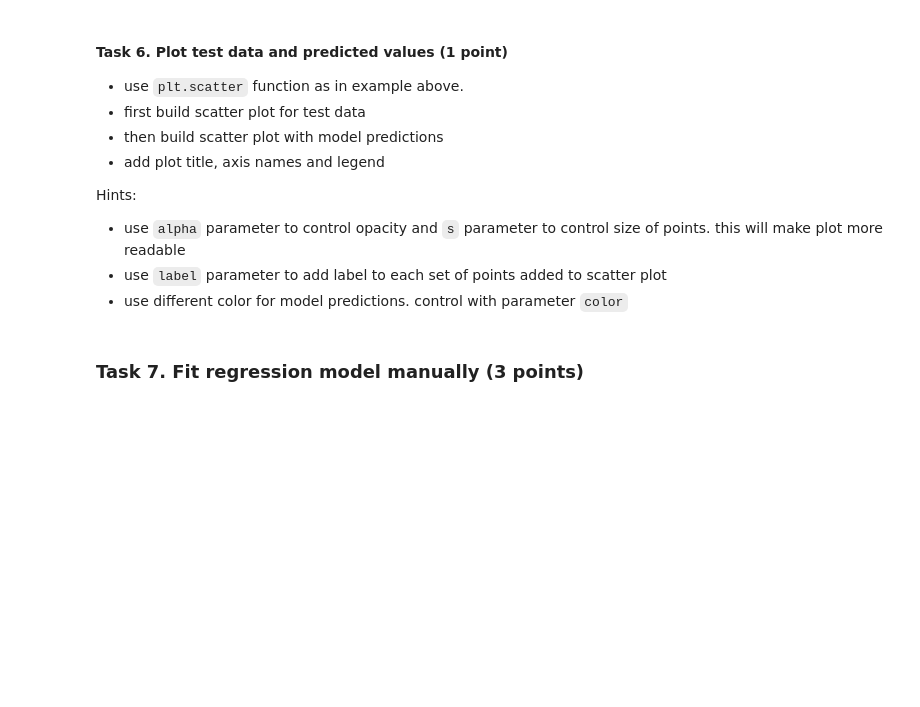
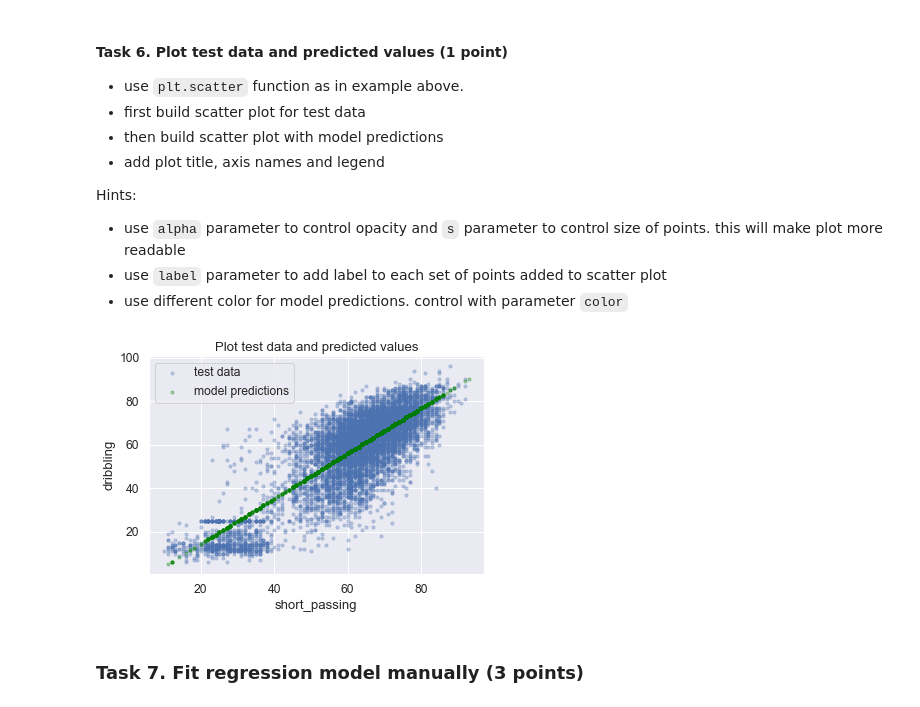
Before and after one commit to gvjas/ml-intro, a Jupyter notebook: 3_linear_regression/linear_regression.ipynb, the cells around one changed output. Cells and saved outputs as stored; diff of their text form; code cells hidden in the pictures; blank space fills up the shorter version.

```diff
--- a/3_linear_regression/linear_regression.ipynb
+++ b/3_linear_regression/linear_regression.ipynb
@@ -74,5 +72,5 @@ db = sqlite3.connect(os.environ.get("DB_PATH") or 'database.sqlite')
 # %% [markdown]
 ## Data Processing
 # %%
-data_root_dp = os.path.join('..', '..', 'data', 'soccer')  # change to yours path
+data_root_dp = os.path.join('./')  # change to yours path
 print(f'data_root_dp: "{data_root_dp}"')
@@ -174,9 +207,7 @@ df.duplicated('id').value_counts()
 
 * don't forget to remove any additional columns you introduce here
 # %%
-# # your code here
+df['last_date'] = df.groupby('id')['date'].transform('max')
 
-# df['...'] = ...
-# df.drop(...)
-
+df.drop(index=df[df['date']!=df['last_date']].index, inplace=True)
 print(df.shape)
@@ -197,7 +258,7 @@ df.isna().sum(axis=1).value_counts()
 # %% [markdown]
 #### Task 2. Drop rows that contain NaNs (1 point)
 # %%
-# your code here
+df.dropna(inplace=True)
 # %%
 assert df.isna().sum().sum() == 0
 # %% [markdown]
@@ -470,7 +607,7 @@ Recall Linear Regression formula:
 # do not convert it to Series or numpy array.
 
 # your code here:
-# model_manual_preds = ...
+model_manual_preds = model_slope * x_test + model_intercept
 # %%
 assert isinstance(model_manual_preds, pd.DataFrame)
 # %%
@@ -491,10 +630,15 @@ Hints:
 * use `label` parameter to add label to each set of points added to scatter plot
 * use different color for model predictions. control with parameter `color`
 # %%
-# # your code here
-# plt.scatter(...)
-# plt.scatter(...)
-# plt.legend(...);  # adds legend to a plot
+# your code here
+plt.scatter(x=x_train, y=y_train, alpha=0.3, s=10, label='test data')
+plt.scatter(x=x_test, y=model_manual_preds, alpha=0.3, s=10, color='green', label='model predictions')
+plt.xlabel('short_passing')
+plt.ylabel('dribbling')
+plt.title('Plot test data and predicted values')
+plt.legend();  # adds legend to a plot
+# %% [output]
+[figure, added]
 # %% [markdown]
 ### Task 7.  Fit regression model manually (3 points)
 # %% [markdown]
```
Also changed, not shown: parts of 89 cells of this notebook, 1 other file.
